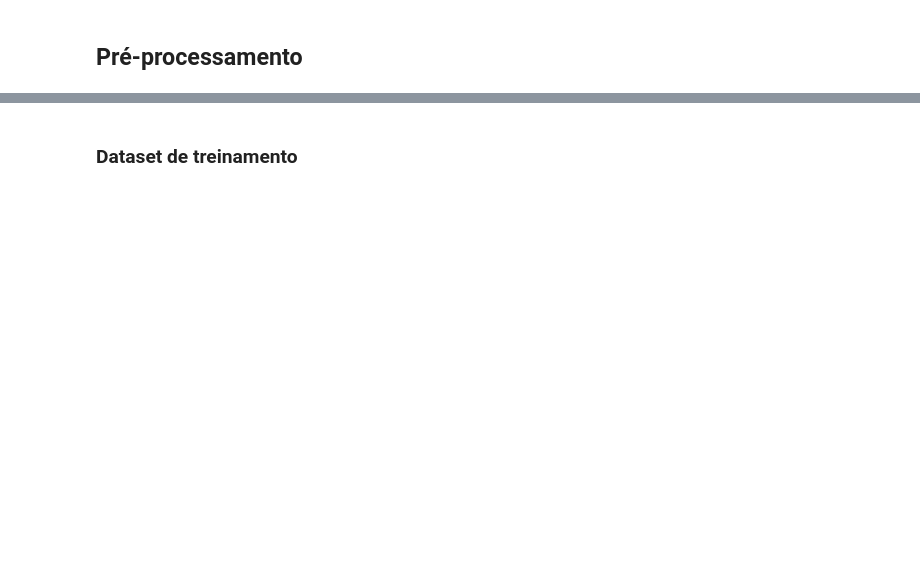
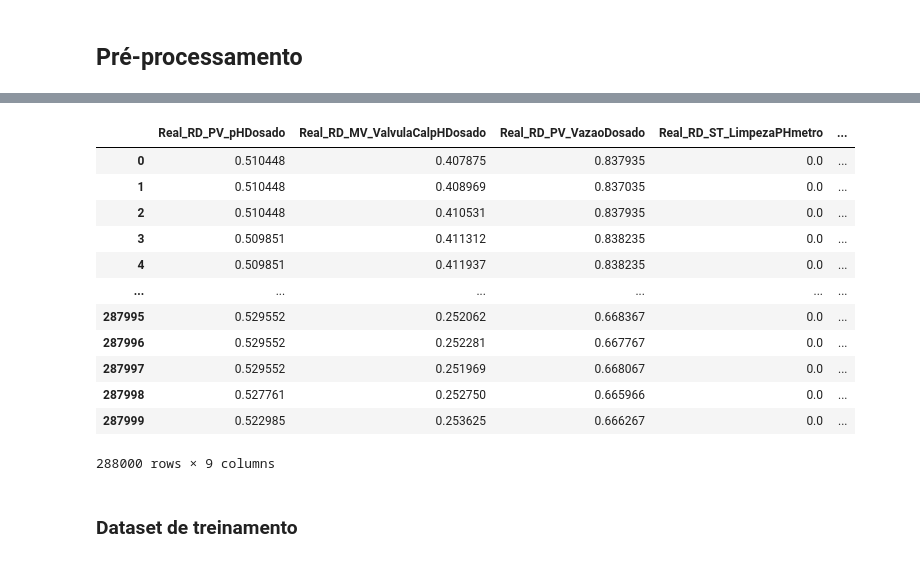
Before and after one commit to vinifm/pentagro, a Jupyter notebook: src/rnn.ipynb, the cells around one changed output, grey strips where cells are left out. Cells and saved outputs as stored; diff of their text form; code cells hidden in the pictures; blank space fills up the shorter version.

```diff
--- a/src/rnn.ipynb
+++ b/src/rnn.ipynb
@@ -58,0 +60,5 @@ df = df[(day * 10)]
+# %%
+df = df_raw.dropna() # Drop nulls
+df = df.tail(day * 10) # Seleciona apenas os últimos dez dias
+df = df.drop(columns=['ID', 'Real_RD_PV_BaumeCal']) # Features não usadas
+df.head()
@@ -80,6 +94,22 @@ epochs = 10
 # %%
 train_data = normalized_df.loc[0 : train_split - 1]
 val_data = normalized_df.loc[train_split:]
+# %%
+normalized_df
+# %% [output]
+|  | Real_RD_PV_pHDosado | Real_RD_MV_ValvulaCalpHDosado | Real_RD_PV_VazaoDosado | Real_RD_ST_LimpezaPHmetro | ... |
+| 0 | 0.510448 | 0.407875 | 0.837935 | 0.0 | ... |
+| 1 | 0.510448 | 0.408969 | 0.837035 | 0.0 | ... |
+| 2 | 0.510448 | 0.410531 | 0.837935 | 0.0 | ... |
+| 3 | 0.509851 | 0.411312 | 0.838235 | 0.0 | ... |
+| 4 | 0.509851 | 0.411937 | 0.838235 | 0.0 | ... |
+| ... | ... | ... | ... | ... | ... |
+| 287995 | 0.529552 | 0.252062 | 0.668367 | 0.0 | ... |
+| 287996 | 0.529552 | 0.252281 | 0.667767 | 0.0 | ... |
+| 287997 | 0.529552 | 0.251969 | 0.668067 | 0.0 | ... |
+| 287998 | 0.527761 | 0.252750 | 0.665966 | 0.0 | ... |
+| 287999 | 0.522985 | 0.253625 | 0.666267 | 0.0 | ... |
+288000 rows × 9 columns
 # %% [markdown]
 ### Dataset de treinamento
 # %%
```
Also changed, not shown: parts of 24 cells of this notebook.
